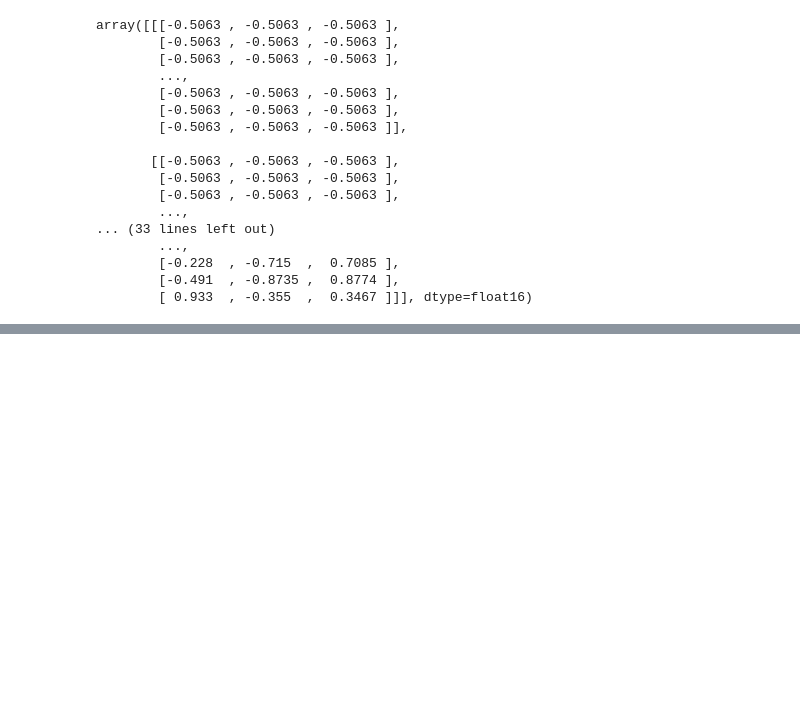
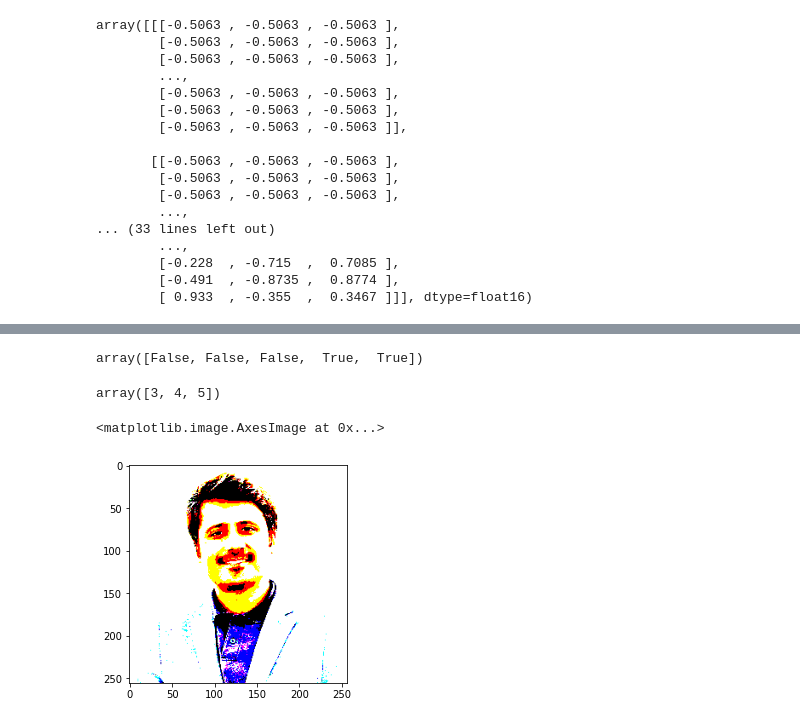
Before and after one commit to Jalilnkh/KartalOl-Fluent-Python-2022, a Jupyter notebook: my intereseted short codes/numpy/how_numpy_works.ipynb, the cells around one changed output, grey strips where cells are left out. Saved outputs shown, nothing was run; the diff lists cells and outputs as text; code cells hidden in the pictures; blank space fills up the shorter version.

```diff
--- a/my intereseted short codes/numpy/how_numpy_works.ipynb
+++ b/my intereseted short codes/numpy/how_numpy_works.ipynb
@@ -105,0 +122,16 @@ array([[[-0.5063 , -0.5063 , -0.5063 ],
+# %%
+z = np.array([1, 2, 3, 4, 5])
+z>3
+# %% [output]
+array([False, False, False,  True,  True])
+# %%
+z[z>2]
+# %% [output]
+array([3, 4, 5])
+# %%
+photo_masked = np.where(photo > 100, 255, 0)
+# %%
+plt.imshow(photo_masked)
+# %% [output]
+<matplotlib.image.AxesImage at 0x...>
+[figure, added]
```
Also changed, not shown: parts of 2 cells of this notebook.
